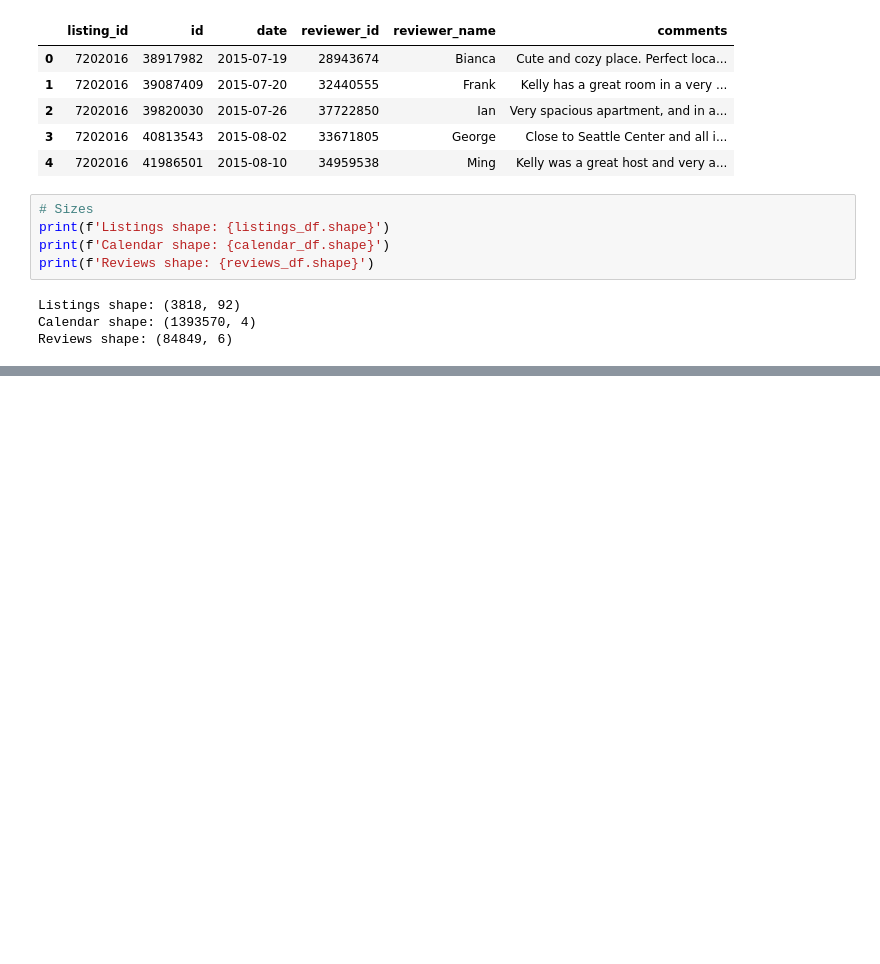
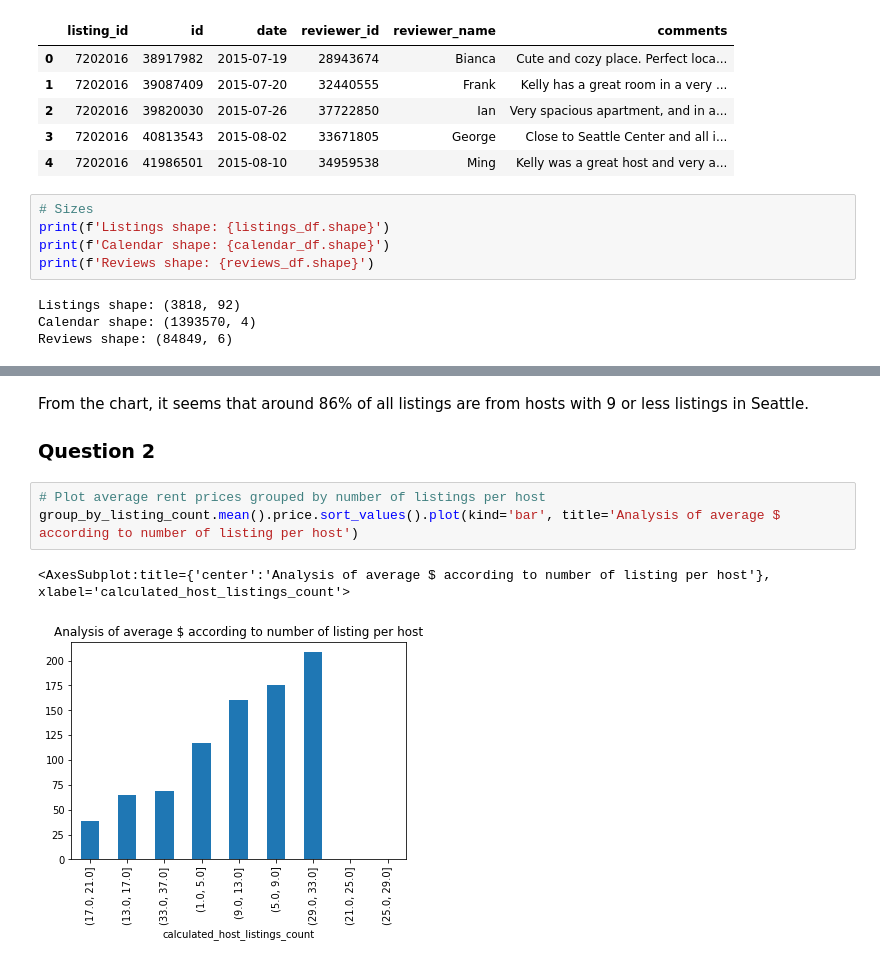
Before and after one commit to adaltof/seattle-airbnb, a Jupyter notebook: Seattle-AirBnb-Project.ipynb, the cells around one changed output, grey strips where cells are left out. Saved outputs shown, nothing was run; the diff lists cells and outputs as text; blank space fills up the shorter version.

```diff
--- a/Seattle-AirBnb-Project.ipynb
+++ b/Seattle-AirBnb-Project.ipynb
@@ -69,0 +148,10 @@ Reviews shape: (84849, 6)
+# %% [markdown]
+From the chart, it seems that around 86% of all listings are from hosts with 9 or less listings in Seattle.
+
+### Question 2
+# %%
+# Plot average rent prices grouped by number of listings per host
+group_by_listing_count.mean().price.sort_values().plot(kind='bar', title='Analysis of average $ according to number of listing per host')
+# %% [output]
+<AxesSubplot:title={'center':'Analysis of average $ according to number of listing per host'}, xlabel='calculated_host_listings_count'>
+[figure, added]
```
Also changed, not shown: parts of 15 cells of this notebook.
